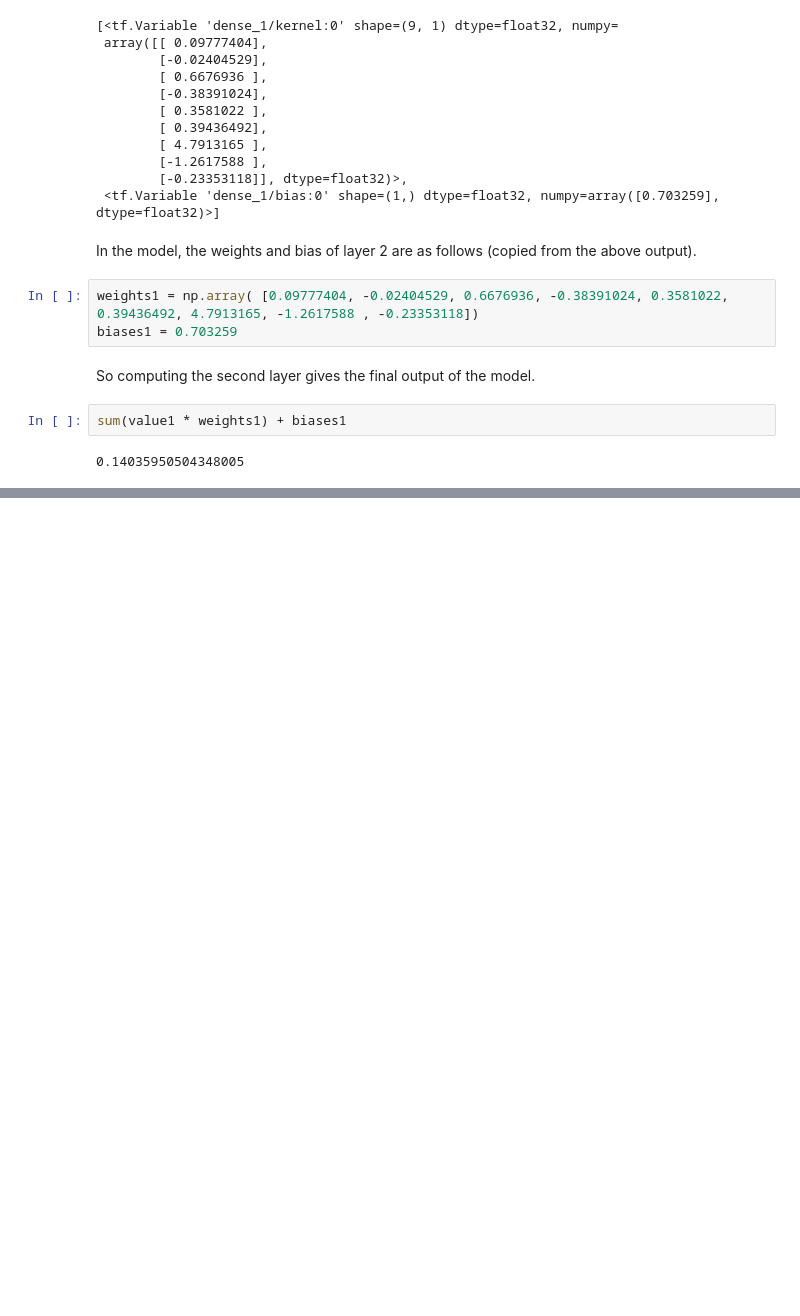
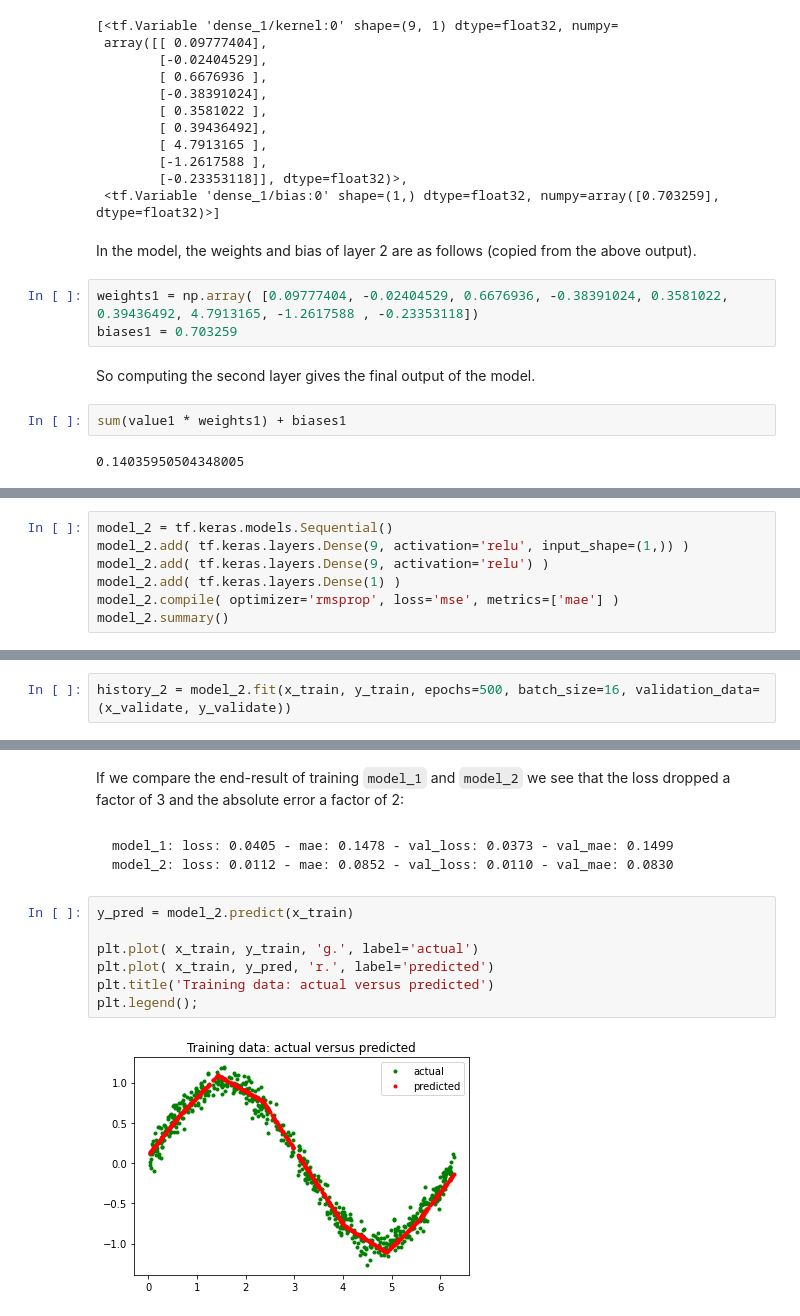
Before and after one commit to maarten-pennings/MachineLearning, a Jupyter notebook: sinus/sinus.ipynb, the cells around one changed output, grey strips where cells are left out. Drawn from its saved outputs; the diff is of its cells as text; blank space fills up the shorter version.

````diff
--- a/sinus/sinus.ipynb
+++ b/sinus/sinus.ipynb
@@ -345,0 +357,7 @@ let us now try to make the model more powerful by adding a second layer.
+# %%
+model_2 = tf.keras.models.Sequential()
+model_2.add( tf.keras.layers.Dense(9, activation='relu', input_shape=(1,)) )
+model_2.add( tf.keras.layers.Dense(9, activation='relu') )
+model_2.add( tf.keras.layers.Dense(1) )
+model_2.compile( optimizer='rmsprop', loss='mse', metrics=['mae'] )
+model_2.summary()
@@ -345,0 +381,2 @@ let us now try to make the model more powerful by adding a second layer.
+# %%
+history_2 = model_2.fit(x_train, y_train, epochs=500, batch_size=16, validation_data=(x_validate, y_validate))
@@ -345,0 +401,16 @@ let us now try to make the model more powerful by adding a second layer.
+# %% [markdown]
+If we compare the end-result of training `model_1` and `model_2` we see that the loss dropped a factor of 3 and the absolute error a factor of 2:
+# %% [markdown]
+```
+model_1: loss: 0.0405 - mae: 0.1478 - val_loss: 0.0373 - val_mae: 0.1499
+model_2: loss: 0.0112 - mae: 0.0852 - val_loss: 0.0110 - val_mae: 0.0830
+```
+# %%
+y_pred = model_2.predict(x_train)
+
+plt.plot( x_train, y_train, 'g.', label='actual')
+plt.plot( x_train, y_pred, 'r.', label='predicted')
+plt.title('Training data: actual versus predicted')
+plt.legend();
+# %% [output]
+[figure, added]
````
Also changed, not shown: parts of 36 cells of this notebook, 2 other files.
